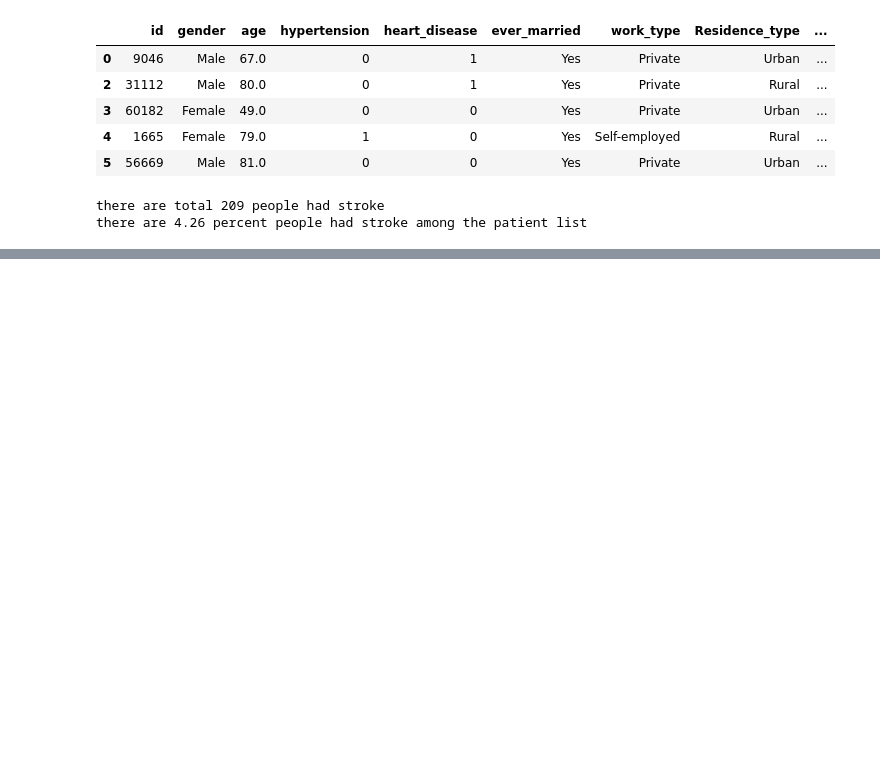
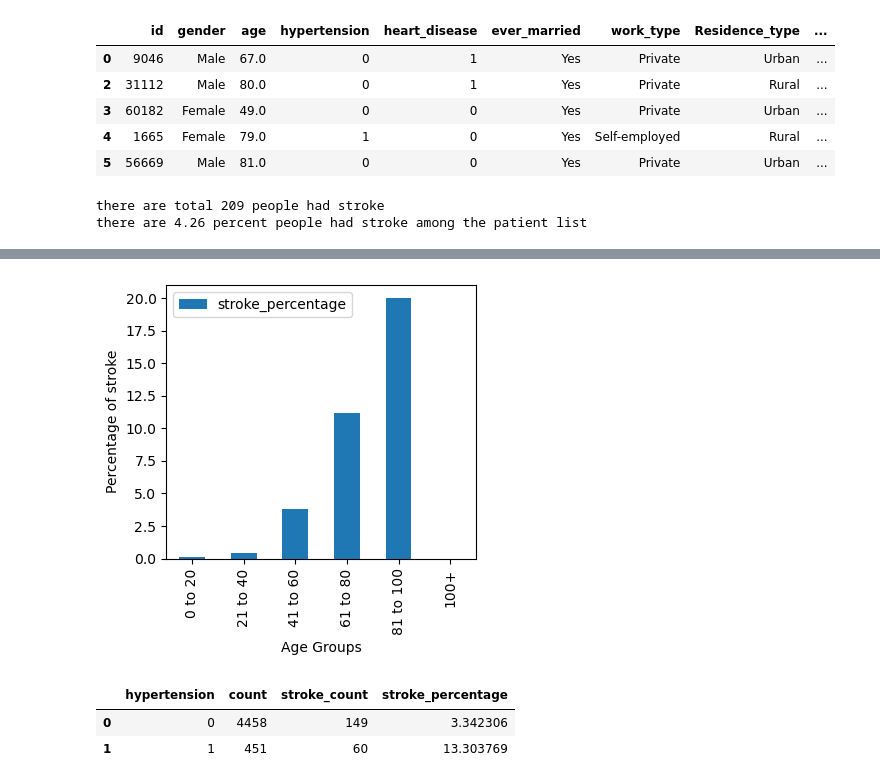
Before and after one commit to guanganalytics/Project4, a Jupyter notebook: stroke.ipynb, the cells around one changed output, grey strips where cells are left out. Saved outputs shown, nothing was run; the diff lists cells and outputs as text; code cells hidden in the pictures; blank space fills up the shorter version.

```diff
--- a/stroke.ipynb
+++ b/stroke.ipynb
@@ -209,0 +96,12 @@ smoking_status_stroke_df
+# %%
+#undering standing the relationship between age and stroke
+bin_age=[0,20,40,60,80,100,200]
+age_labels = ["0 to 20", "21 to 40", "41 to 60", "61 to 80", "81 to 100", "100+"]
+stroke_df["age_group"]=pd.cut(stroke_df["age"], bin_age, labels=age_labels)
+
+age_count=stroke_df.groupby(["age_group"]).count()["id"]
+age_stroke_count=stroke_df.groupby(["age_group"]).sum()["stroke"]
+age_stroke_df=pd.DataFrame({"count":age_count,"stroke_count":age_stroke_count,"stroke_percentage":age_stroke_count/age_count*100})
+
+age_stroke_df.reset_index(inplace=True)
+age_stroke_df
@@ -209,0 +116,20 @@ smoking_status_stroke_df
+# %%
+count_chart = age_stroke_df.plot( x='age_group', y='stroke_percentage', kind='bar', figsize=(4,4))
+count_chart.set_xlabel("Age Groups")
+count_chart.set_ylabel("Percentage of stroke")
+plt.tight_layout()
+plt.show()
+# %% [output]
+[figure, added]
+# %%
+#undering standing the relationship between hypertension and stroke
+hypertension_count=stroke_df.groupby(["hypertension"]).count()["id"]
+hypertension_stroke_count=stroke_df.groupby(["hypertension"]).sum()["stroke"]
+hypertension_stroke_df=pd.DataFrame({"count":hypertension_count,"stroke_count":hypertension_stroke_count,"stroke_percentage":hypertension_stroke_count/hypertension_count*100})
+
+hypertension_stroke_df.reset_index(inplace=True)
+hypertension_stroke_df
+# %% [output]
+|  | hypertension | count | stroke_count | stroke_percentage |
+| 0 | 0 | 4458 | 149 | 3.342306 |
+| 1 | 1 | 451 | 60 | 13.303769 |
```
Also changed, not shown: parts of 62 cells of this notebook.
